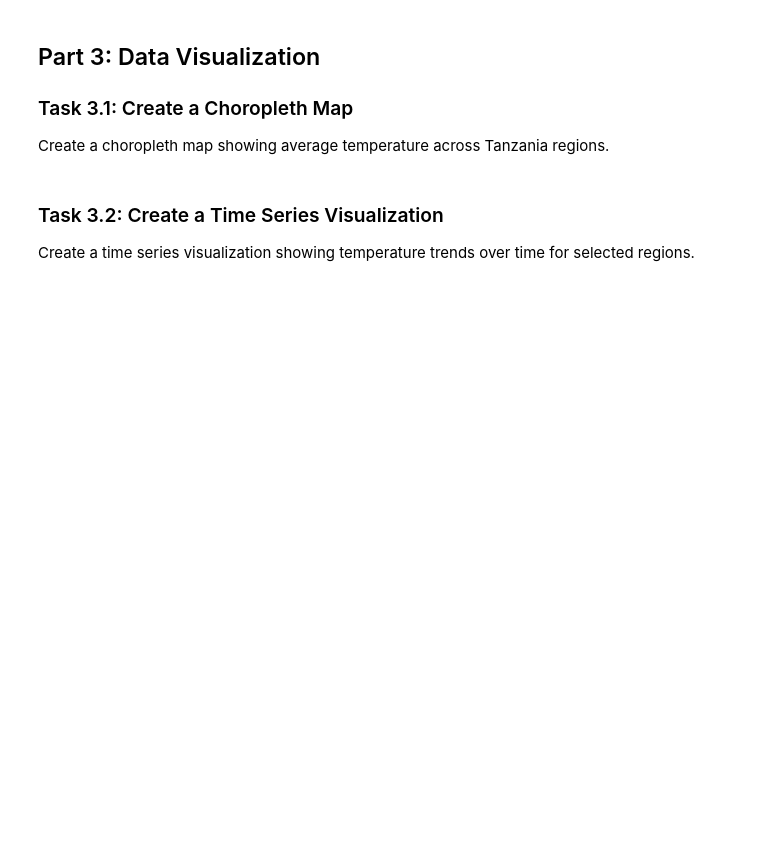
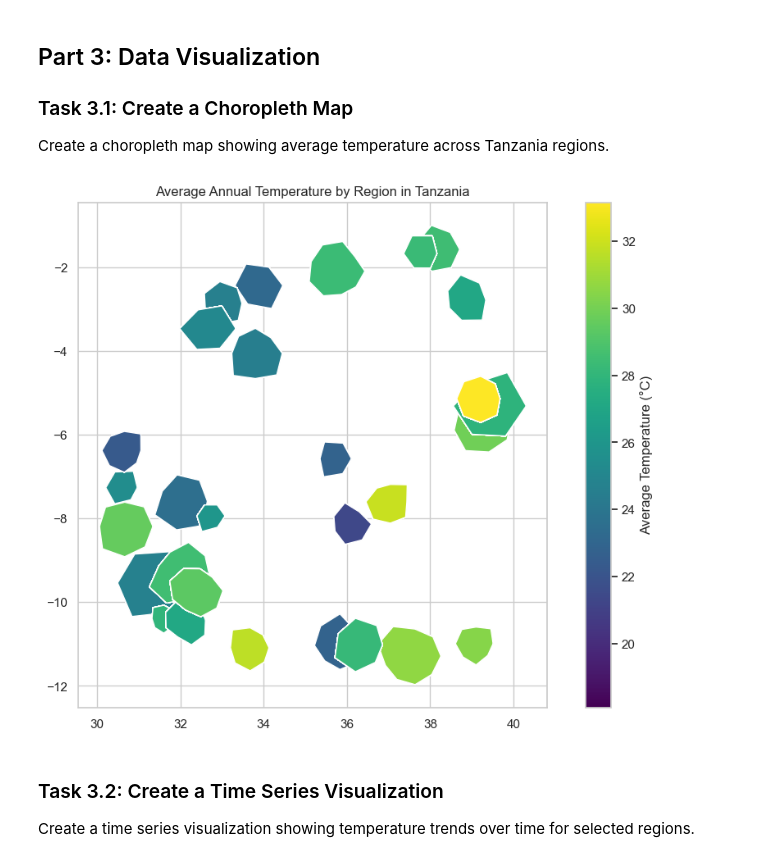
Before and after one commit to Omdena-CBP-Tanzania/gis-data-science-frank2ny, a Jupyter notebook: assignment-starter-code.ipynb, the cells around one changed output. Cells and saved outputs as stored; diff of their text form; code cells hidden in the pictures; blank space fills up the shorter version.

```diff
--- a/assignment-starter-code.ipynb
+++ b/assignment-starter-code.ipynb
@@ -204,32 +204,30 @@ Merge the climate data with the Tanzania shapefile based on a common identifier.
 print(tz_shapefile.columns)  # Check available fields in the shapefile
 print("climate heads",climate_data.columns)  # Check available fields in the climate data
 
-# TODO: Join the climate data with the shapefile
-# Hint: Use the merge() or join() method
-tz_climate = None
+# Identify the common field: 'REGION_NAM' in shapefile, 'REGION_NAME' in climate data
+# Standardize the column names
+tz_shapefile.rename(columns={'REGION_NAM': 'REGION_NAME'}, inplace=True)
+climate_data['REGION_NAME'] = climate_data['REGION_NAME'].str.upper()
+tz_shapefile['REGION_NAME'] = tz_shapefile['REGION_NAME'].str.upper()
 
-# TODO: Verify the join was successful by checking the shape and contents of the result
+# Join the climate data with the shapefile
+tz_climate = tz_shapefile.merge(climate_data, on='REGION_NAME', how='left')
+
+# Verify the join was successful by checking the shape and contents of the result
 def verify_join(original_gdf, joined_gdf, climate_df):
-    """Verify that the join between spatial and climate data was successful.
+    """Verify that the join between spatial and climate data was successful."""
 
-    Parameters:
-    original_gdf (GeoDataFrame): The original spatial GeoDataFrame
-    joined_gdf (GeoDataFrame): The joined GeoDataFrame
-    climate_df (DataFrame): The climate DataFrame
-
-    Returns:
-    dict: A dictionary containing verification metrics
-    """
     verification = {
-        'original_features': None,  # TODO: Get the number of features in the original GeoDataFrame
-        'joined_features': None,  # TODO: Get the number of features in the joined GeoDataFrame
-        'climate_records': None,  # TODO: Get the number of records in the climate DataFrame
-        'joined_columns': None,  # TODO: Get the column names in the joined GeoDataFrame
-        'is_successful': None  # TODO: Determine if the join was successful
+        'original_features': len(original_gdf),
+        'joined_features': len(joined_gdf),
+        'climate_records': len(climate_df),
+        'joined_columns': list(joined_gdf.columns),
+        'is_successful': len(joined_gdf) > 0 and 'ANNUAL_AVG_TEMP_C' in joined_gdf.columns
     }
     return verification
 
-join_verification = None
+join_verification = verify_join(tz_shapefile, tz_climate, climate_data)
+print(join_verification)
 # %% [output]
 Index(['REGION_NAM', 'REGION_COD', 'ZONE', 'LAND_AREA_', 'POPULATION',
        'POP_DENSIT', 'ELEVATION_', 'DIST_TO_CO', 'geometry'],
@@ -247,23 +246,28 @@ Create a choropleth map showing average temperature across Tanzania regions.
 # %%
 # TODO: Create a choropleth map of average temperature by region
 # Hint: Use the .plot() method with the column parameter
 def create_choropleth(gdf, column, title, cmap='viridis', figsize=(12, 8)):
     """Create a choropleth map for a GeoDataFrame.
 
     Parameters:
     gdf (GeoDataFrame): The GeoDataFrame to plot
     column (str): The column to use for coloring
     title (str): The title of the map
     cmap (str or Colormap): The colormap to use
     figsize (tuple): The figure size
 
     Returns:
     matplotlib.figure.Figure: The created figure
     """
-    # TODO: Implement this function
-    pass
+    fig, ax = plt.subplots(1, 1, figsize=figsize)
+    gdf.plot(column=column, ax=ax, legend=True, cmap=cmap, legend_kwds={'label': "Average Temperature (°C)"})
+    ax.set_title(title)
+    return fig
 
-temp_map = None
+temp_map = create_choropleth(tz_climate, 'ANNUAL_AVG_TEMP_C', 'Average Annual Temperature by Region in Tanzania')
+plt.show() # Display the plot
+# %% [output]
+[figure, added]
 # %% [markdown]
 ### Task 3.2: Create a Time Series Visualization
 Create a time series visualization showing temperature trends over time for selected regions.
```
Also changed, not shown: parts of 6 cells of this notebook.
